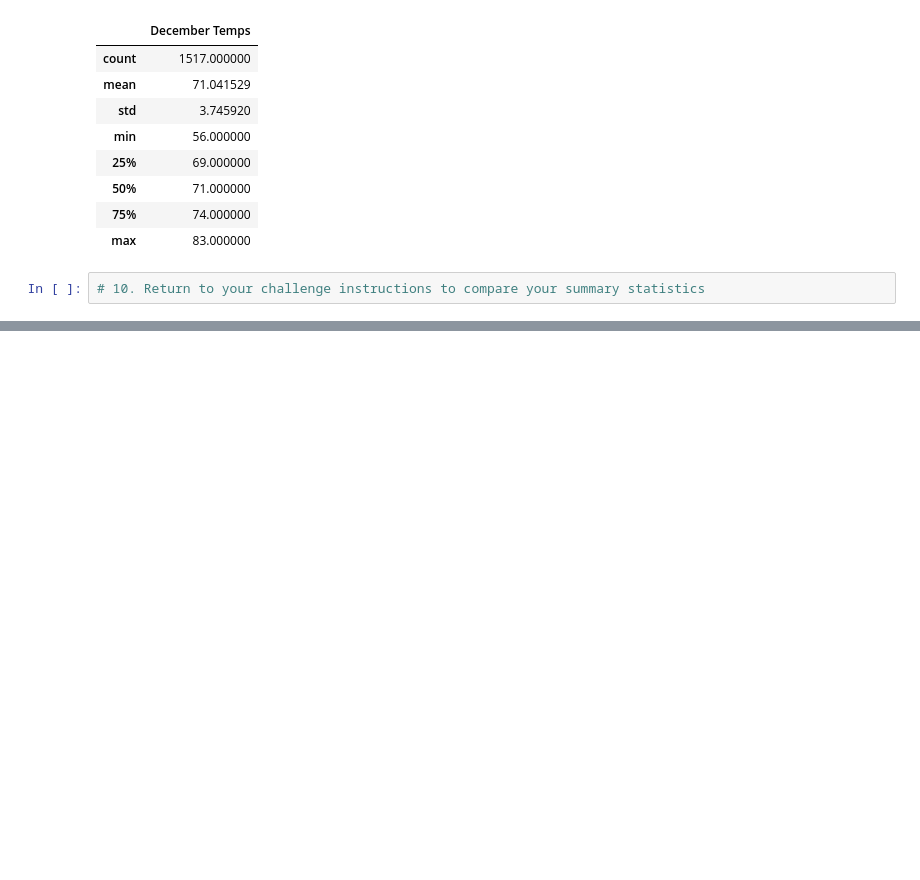
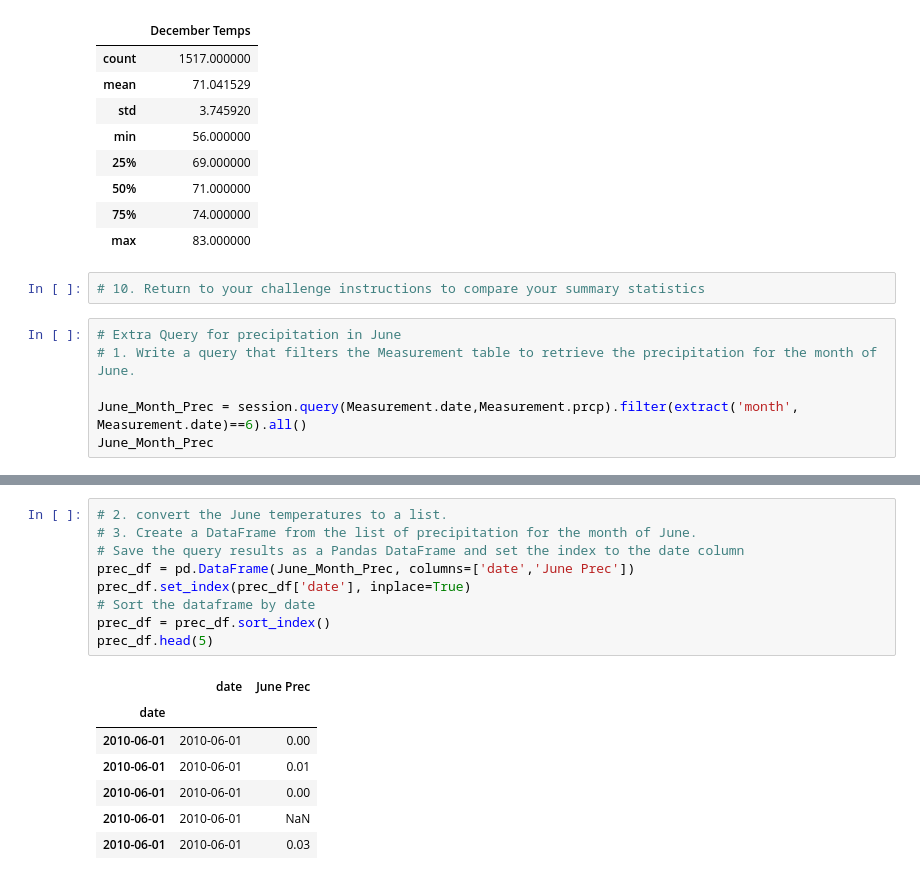
Before and after one commit to kiwidata/surfs_up, a Jupyter notebook: SurfsUp_Challenge.ipynb, the cells around one changed output, grey strips where cells are left out. Drawn from its saved outputs; the diff is of its cells as text; blank space fills up the shorter version.

```diff
--- a/SurfsUp_Challenge.ipynb
+++ b/SurfsUp_Challenge.ipynb
@@ -138,3 +138,9 @@ temp_df.describe()
 | max | 83.000000 |
 # %%
 # 10. Return to your challenge instructions to compare your summary statistics
+# %%
+# Extra Query for precipitation in June
+# 1. Write a query that filters the Measurement table to retrieve the precipitation for the month of June.
+
+June_Month_Prec = session.query(Measurement.date,Measurement.prcp).filter(extract('month', Measurement.date)==6).all()
+June_Month_Prec
@@ -140,0 +165,17 @@ temp_df.describe()
+# %%
+# 2. convert the June temperatures to a list.
+# 3. Create a DataFrame from the list of precipitation for the month of June.
+# Save the query results as a Pandas DataFrame and set the index to the date column
+prec_df = pd.DataFrame(June_Month_Prec, columns=['date','June Prec'])
+prec_df.set_index(prec_df['date'], inplace=True)
+# Sort the dataframe by date
+prec_df = prec_df.sort_index()
+prec_df.head(5)
+# %% [output]
+|  | date | June Prec |
+| date |  |  |
+| 2010-06-01 | 2010-06-01 | 0.00 |
+| 2010-06-01 | 2010-06-01 | 0.01 |
+| 2010-06-01 | 2010-06-01 | 0.00 |
+| 2010-06-01 | 2010-06-01 | NaN |
+| 2010-06-01 | 2010-06-01 | 0.03 |
```
Also changed, not shown: parts of 5 cells of this notebook.
